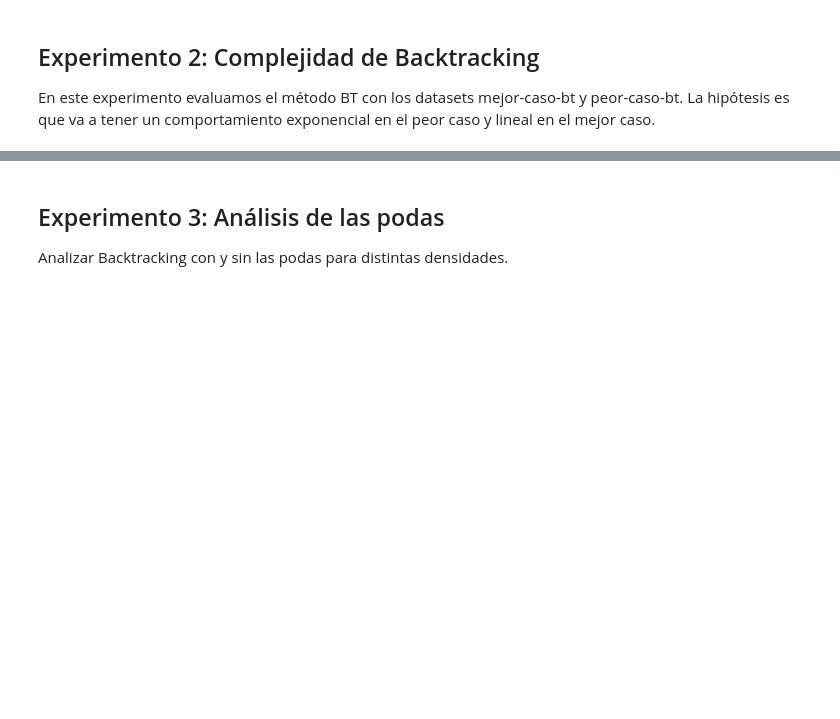
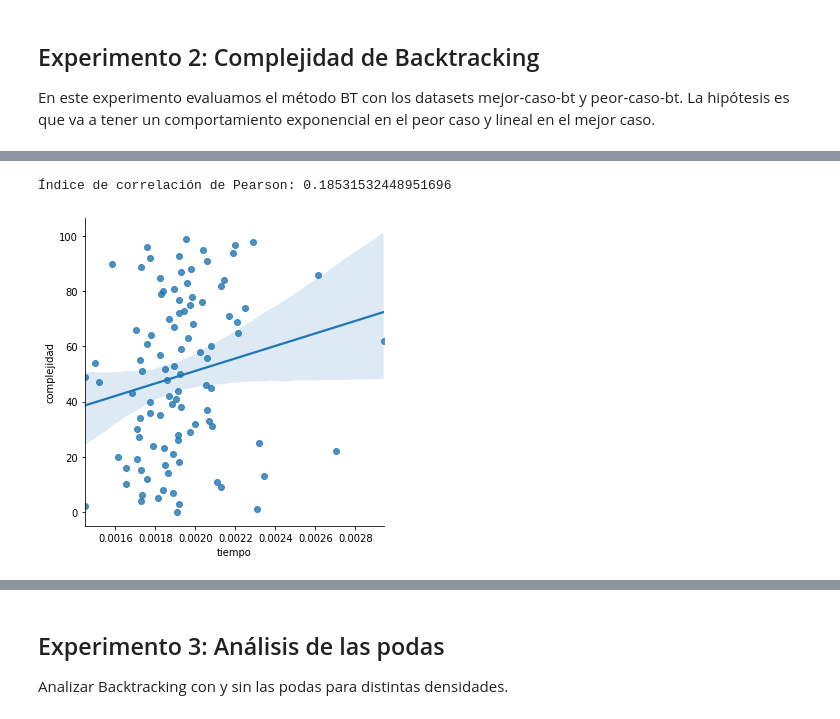
Before and after one commit to ShipOrSheep/tp1Algo3, a Jupyter notebook: experimentacion/analisis.ipynb, the cells around one changed output, grey strips where cells are left out. Saved outputs shown, nothing was run; the diff lists cells and outputs as text; code cells hidden in the pictures; blank space fills up the shorter version.

```diff
--- a/experimentacion/analisis.ipynb
+++ b/experimentacion/analisis.ipynb
@@ -74,8 +88,11 @@ plt.savefig("graficos/bt-complejidad-mejor-caso.svg");
 # %%
 # Graficamos los tiempos de ejecución de la serie de instancias X1, ..., Xn vs la complejidad esperada.
-df_BT_mejor_caso = df_resultados[(df_resultados["metodo"]=="BT") & (df_resultados["dataset"] == "mejor-caso-BT")].copy();
+df_BT_mejor_caso = df_resultados[(df_resultados["metodo"]=="BT") & (df_resultados["dataset"] == "mejor-caso-bt")].copy();
 df_BT_mejor_caso["complejidad"] = df_BT_mejor_caso["n"];
 fig = sns.lmplot(data=df_BT_mejor_caso, x="tiempo", y="complejidad");
 plt.savefig("graficos/bt-correlacion-mejor-caso.svg");
 print("Índice de correlación de Pearson:", correlacion_pearson(df_BT_mejor_caso, "tiempo", "complejidad"));
+# %% [output]
+Índice de correlación de Pearson: 0.18531532448951696
+[figure, added]
 # %%
```
Also changed, not shown: parts of 15 cells of this notebook, 2 other files.
